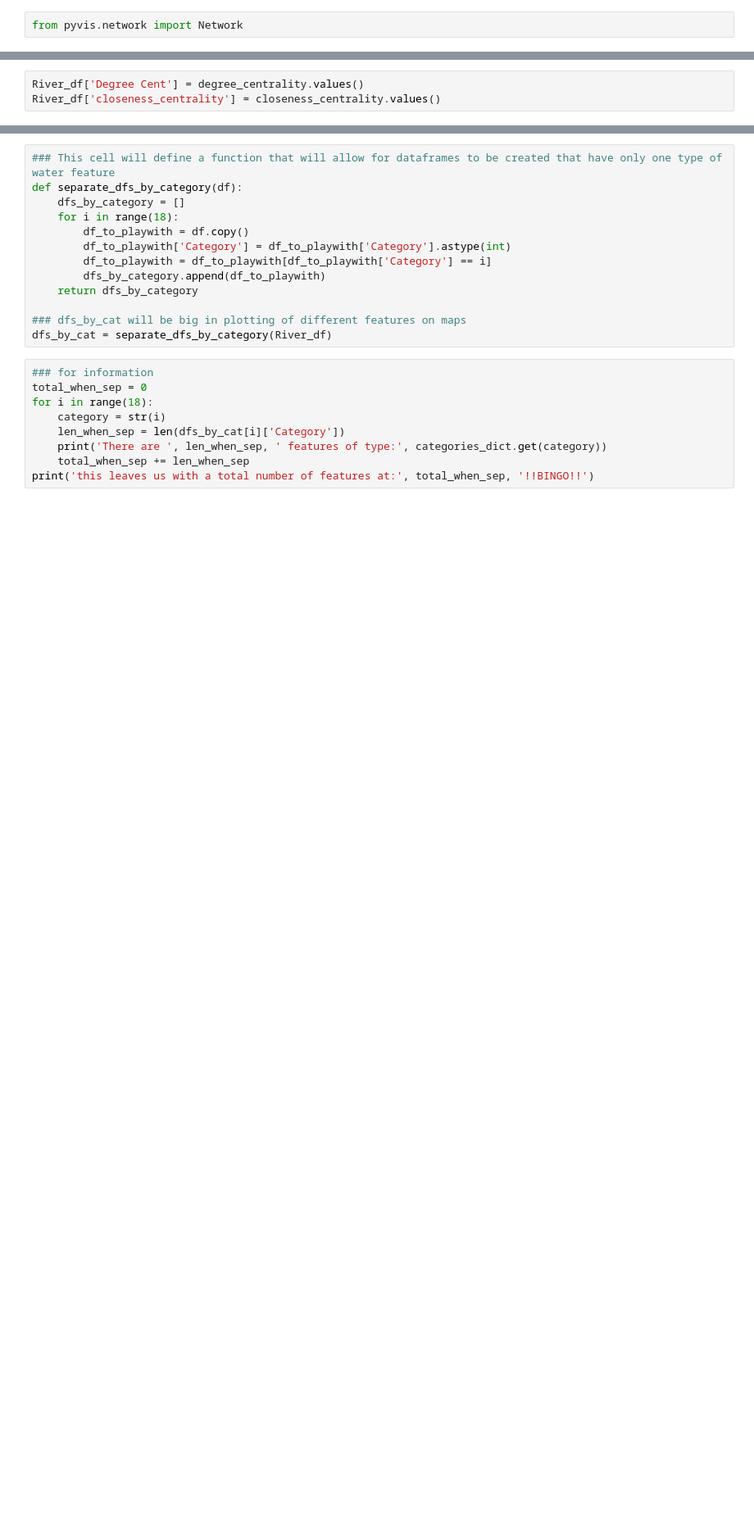
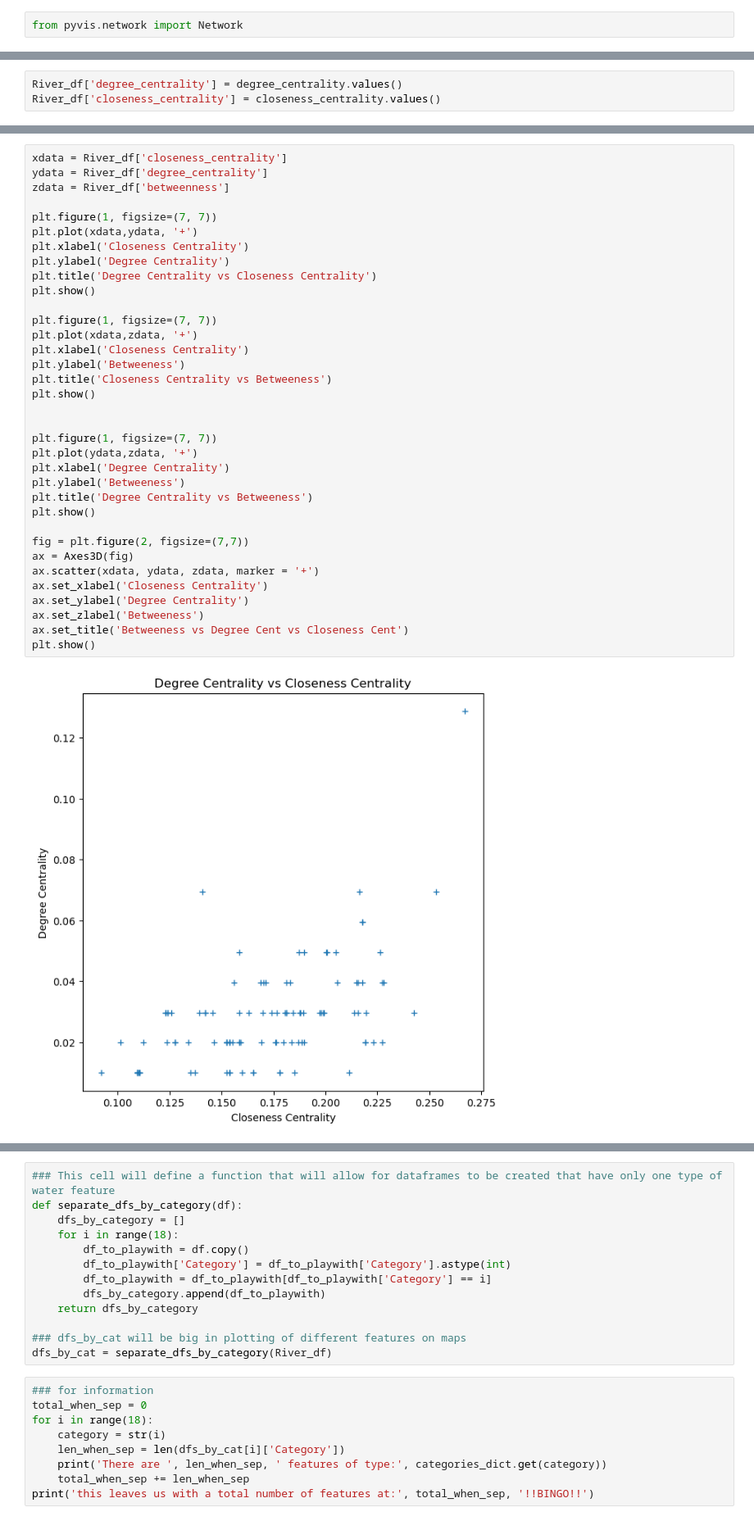
Before and after one commit to tcmarino8/This-Class-a-Treat, a Jupyter notebook: ASSIGNMENT_4.ipynb, the cells around one changed output, grey strips where cells are left out. Shown at 82% size. Drawn from its saved outputs; the diff is of its cells as text; blank space fills up the shorter version.

```diff
--- a/ASSIGNMENT_4.ipynb
+++ b/ASSIGNMENT_4.ipynb
@@ -194,3 +199,3 @@ nx.draw(River_System, nodelist=closeness_centrality.keys(), node_size = [d*700 f
 # %%
-River_df['Degree Cent'] = degree_centrality.values()
+River_df['degree_centrality'] = degree_centrality.values()
 River_df['closeness_centrality'] = closeness_centrality.values()
@@ -213,0 +202,37 @@ River_df
+# %%
+xdata = River_df['closeness_centrality']
+ydata = River_df['degree_centrality']
+zdata = River_df['betweenness']
+
+plt.figure(1, figsize=(7, 7))
+plt.plot(xdata,ydata, '+')
+plt.xlabel('Closeness Centrality')
+plt.ylabel('Degree Centrality')
+plt.title('Degree Centrality vs Closeness Centrality')
+plt.show()
+
+plt.figure(1, figsize=(7, 7))
+plt.plot(xdata,zdata, '+')
+plt.xlabel('Closeness Centrality')
+plt.ylabel('Betweeness')
+plt.title('Closeness Centrality vs Betweeness')
+plt.show()
+
+
+plt.figure(1, figsize=(7, 7))
+plt.plot(ydata,zdata, '+')
+plt.xlabel('Degree Centrality')
+plt.ylabel('Betweeness')
+plt.title('Degree Centrality vs Betweeness')
+plt.show()
+
+fig = plt.figure(2, figsize=(7,7))
+ax = Axes3D(fig)
+ax.scatter(xdata, ydata, zdata, marker = '+')
+ax.set_xlabel('Closeness Centrality')
+ax.set_ylabel('Degree Centrality')
+ax.set_zlabel('Betweeness')
+ax.set_title('Betweeness vs Degree Cent vs Closeness Cent')
+plt.show()
+# %% [output]
+[figure, added]
```
Also changed, not shown: parts of 15 cells of this notebook.
